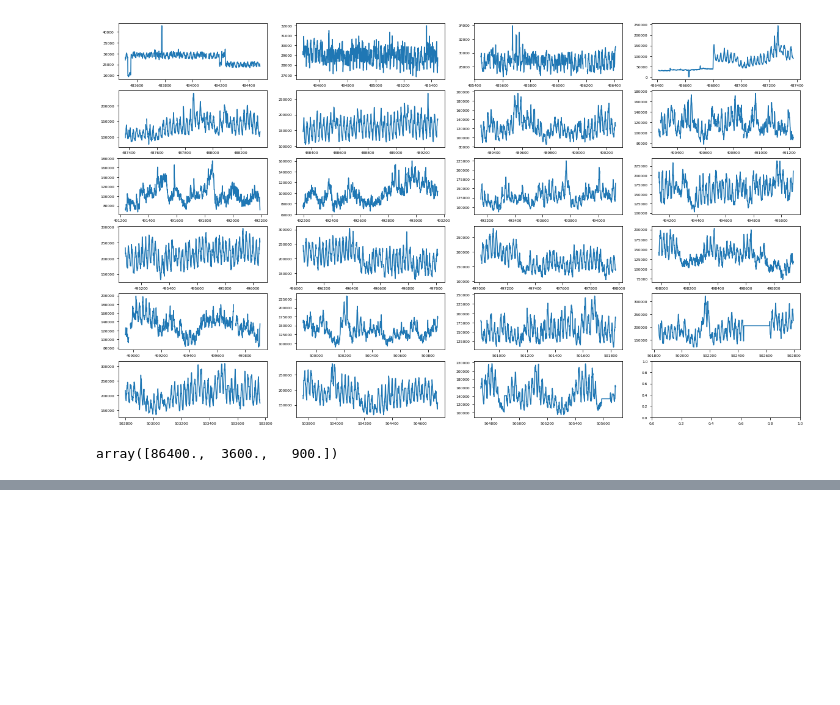
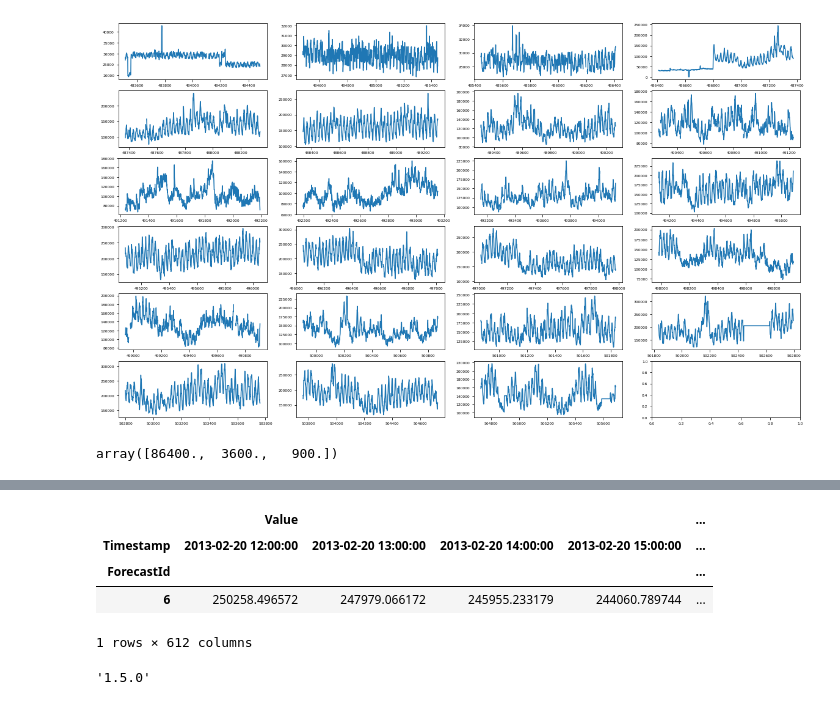
Before and after one commit to cxz/notebooks, a Jupyter notebook: energy_consumption/Draft.ipynb, the cells around one changed output, grey strips where cells are left out. Drawn from its saved outputs; the diff is of its cells as text; code cells hidden in the pictures; blank space fills up the shorter version.

```diff
--- a/energy_consumption/Draft.ipynb
+++ b/energy_consumption/Draft.ipynb
@@ -175,0 +259,8 @@ array([86400.,  3600.,   900.])
+# %%
+f6_train[['ForecastId', 'Timestamp', 'Value']].set_index(['ForecastId', 'Timestamp'])[['Value']].unstack(level=-1)
+# %% [output]
+|  | Value |  |  |  | ... |
+| Timestamp | 2013-02-20 12:00:00 | 2013-02-20 13:00:00 | 2013-02-20 14:00:00 | 2013-02-20 15:00:00 | ... |
+| ForecastId |  |  |  |  | ... |
+| 6 | 250258.496572 | 247979.066172 | 245955.233179 | 244060.789744 | ... |
+1 rows × 612 columns
@@ -175,0 +297,4 @@ array([86400.,  3600.,   900.])
+# %%
+tf.__version__
+# %% [output]
+'1.5.0'
```
Also changed, not shown: parts of 19 cells of this notebook.
